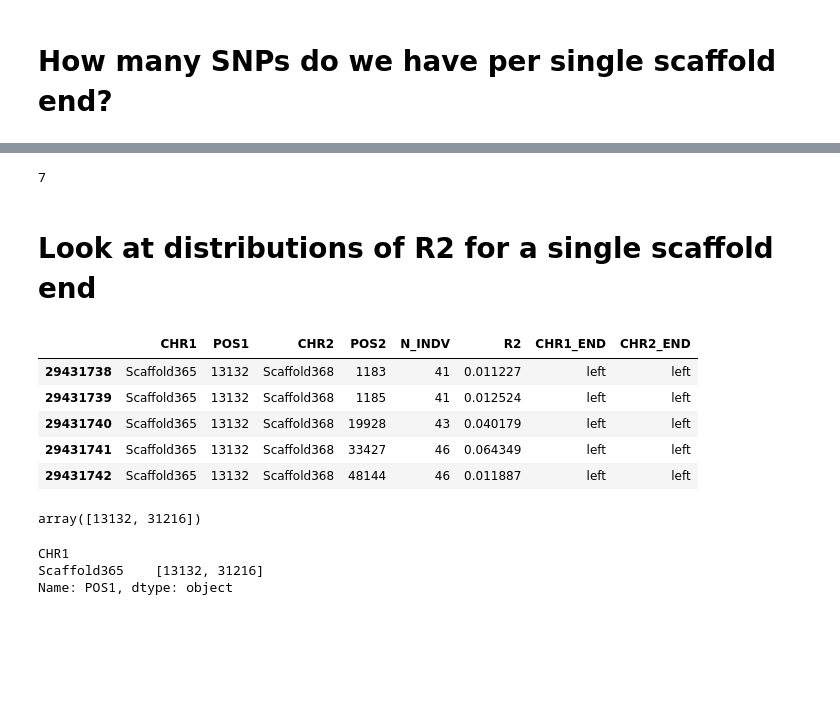
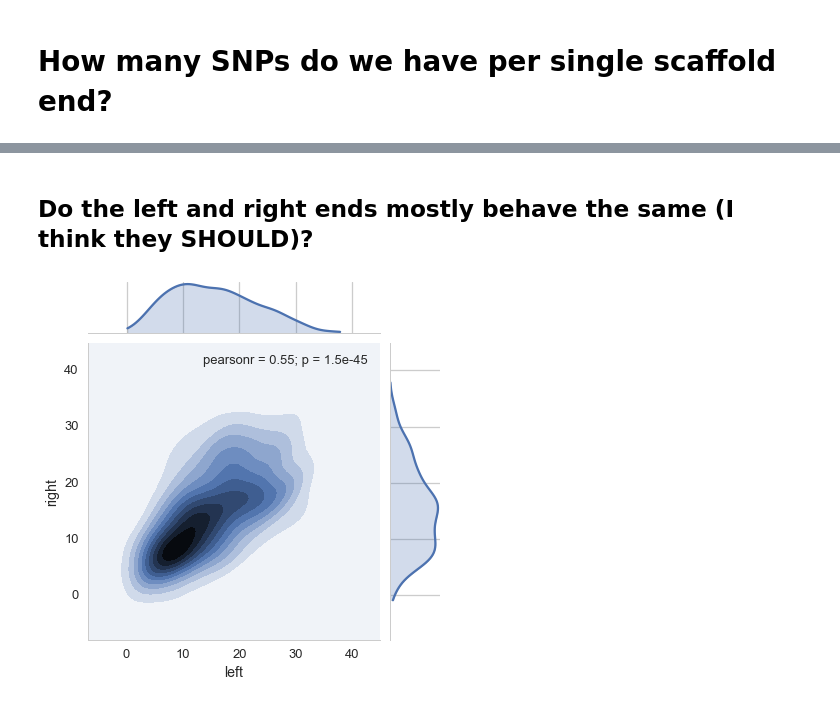
Before and after one commit to xguse/ipy_notebooks, a Jupyter notebook: YALE/Scaffold_order/2016-04-25__explore_interscaffold_LD.ipynb, the cells around one changed output, grey strips where cells are left out. Drawn from its saved outputs; the diff is of its cells as text; code cells hidden in the pictures; blank space fills up the shorter version.

```diff
--- a/YALE/Scaffold_order/2016-04-25__explore_interscaffold_LD.ipynb
+++ b/YALE/Scaffold_order/2016-04-25__explore_interscaffold_LD.ipynb
@@ -13,6 +15,7 @@ import pandas as pd
 from multiprocessing import Pool
 # %%
 sns.set_context('talk')
+sns.set_style('whitegrid')
 # %% [markdown]
 # Paths
 # %%
@@ -63,6 +86,0 @@ snps_per_end
-# %%
-gather = []
-for g1 in ld.groupby("CHR1"):
-    for g2 in g1.groupby("CHR1_END"):
-# %% [output]
-7
@@ -71,2 +86,0 @@ sns.distplot(snps_per_end,kde=False);
-# %% [markdown]
-# Look at distributions of R2 for a single scaffold end
@@ -75,19 +87,6 @@ df = ld.query(""" CHR1 == 'Scaffold365' """).query(""" CHR1_END == 'left' """)
-# %%
-df.head()
-# %% [output]
-|  | CHR1 | POS1 | CHR2 | POS2 | N_INDV | R2 | CHR1_END | CHR2_END |
-| 29431738 | Scaffold365 | 13132 | Scaffold368 | 1183 | 41 | 0.011227 | left | left |
-| 29431739 | Scaffold365 | 13132 | Scaffold368 | 1185 | 41 | 0.012524 | left | left |
-| 29431740 | Scaffold365 | 13132 | Scaffold368 | 19928 | 43 | 0.040179 | left | left |
-| 29431741 | Scaffold365 | 13132 | Scaffold368 | 33427 | 46 | 0.064349 | left | left |
-| 29431742 | Scaffold365 | 13132 | Scaffold368 | 48144 | 46 | 0.011887 | left | left |
-# %%
-df.POS1.unique()
-# %% [output]
-array([13132, 31216])
-# %%
-df.groupby(["CHR1"])["POS1"].unique()
-# %% [output]
-CHR1
-Scaffold365    [13132, 31216]
-Name: POS1, dtype: object
+# %% [markdown]
+## Do the left and right ends mostly behave the same (I think they SHOULD)?
+# %%
+sns.jointplot(x="left", y="right", data=snps_per_end, kind="kde", );
+# %% [output]
+[figure, added]
```
Also changed, not shown: parts of 20 cells of this notebook, 6 other files.
